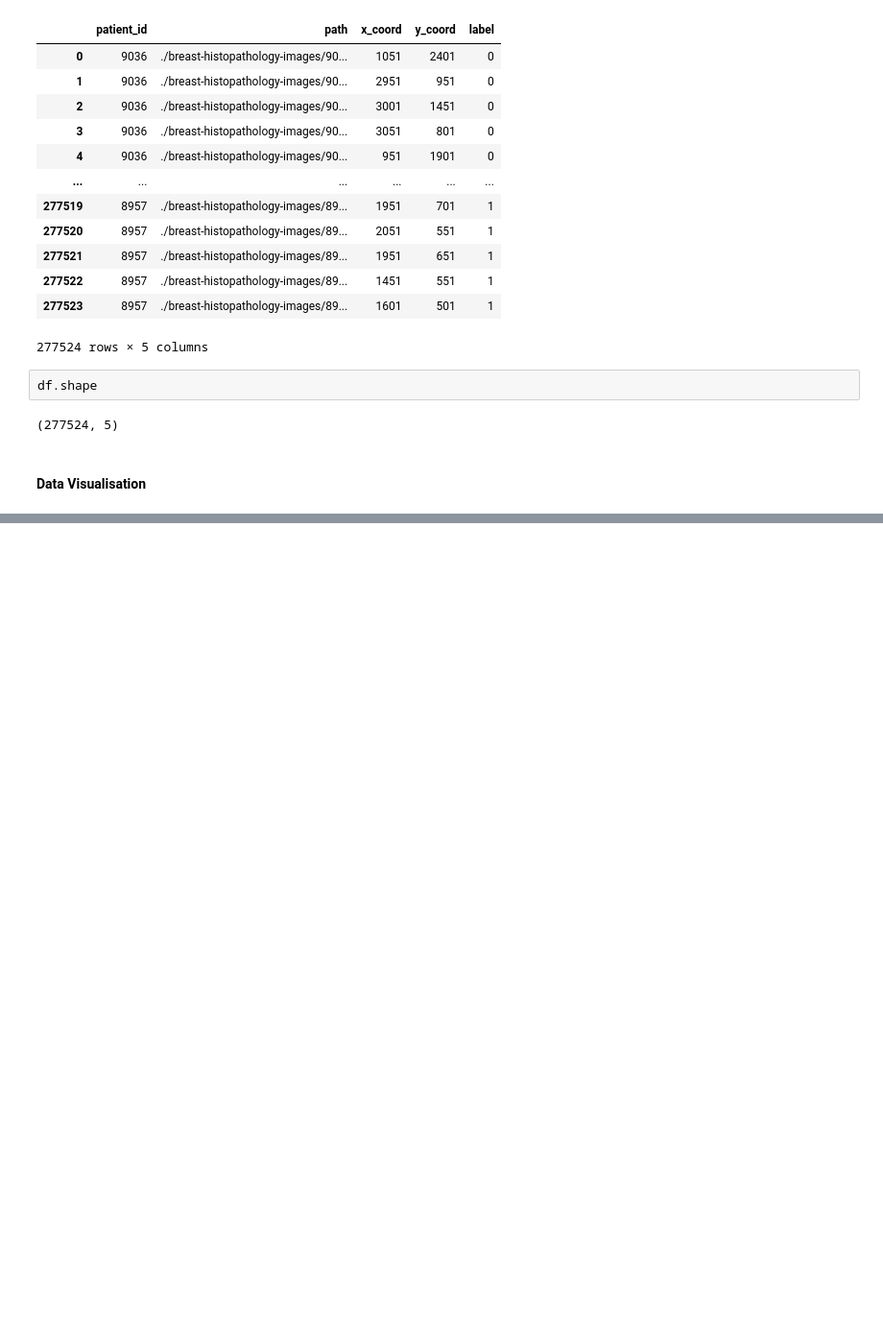
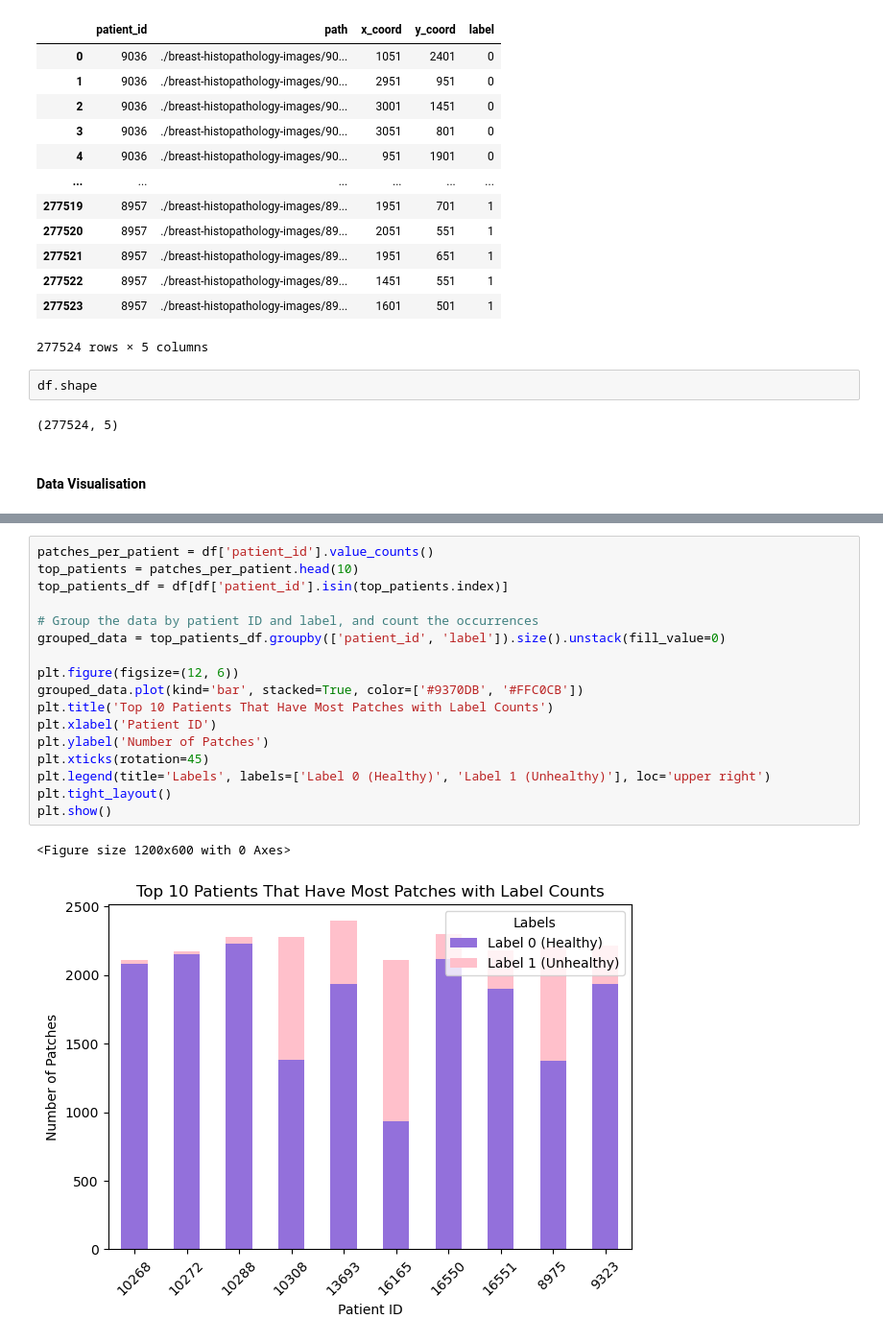
Before and after one commit to iremhttp/Breast-Cancer-Detection, a Jupyter notebook: main.ipynb, the cells around one changed output, grey strips where cells are left out. Shown at 96% size. Saved outputs shown, nothing was run; the diff lists cells and outputs as text; blank space fills up the shorter version.

```diff
--- a/main.ipynb
+++ b/main.ipynb
@@ -99,0 +148,20 @@ df.shape
+# %%
+patches_per_patient = df['patient_id'].value_counts()
+top_patients = patches_per_patient.head(10)
+top_patients_df = df[df['patient_id'].isin(top_patients.index)]
+
+# Group the data by patient ID and label, and count the occurrences
+grouped_data = top_patients_df.groupby(['patient_id', 'label']).size().unstack(fill_value=0)
+
+plt.figure(figsize=(12, 6))
+grouped_data.plot(kind='bar', stacked=True, color=['#9370DB', '#FFC0CB'])
+plt.title('Top 10 Patients That Have Most Patches with Label Counts')
+plt.xlabel('Patient ID')
+plt.ylabel('Number of Patches')
+plt.xticks(rotation=45)
+plt.legend(title='Labels', labels=['Label 0 (Healthy)', 'Label 1 (Unhealthy)'], loc='upper right')
+plt.tight_layout()
+plt.show()
+# %% [output]
+<Figure size 1200x600 with 0 Axes>
+[figure, added]
```
Also changed, not shown: parts of 5 cells of this notebook.
